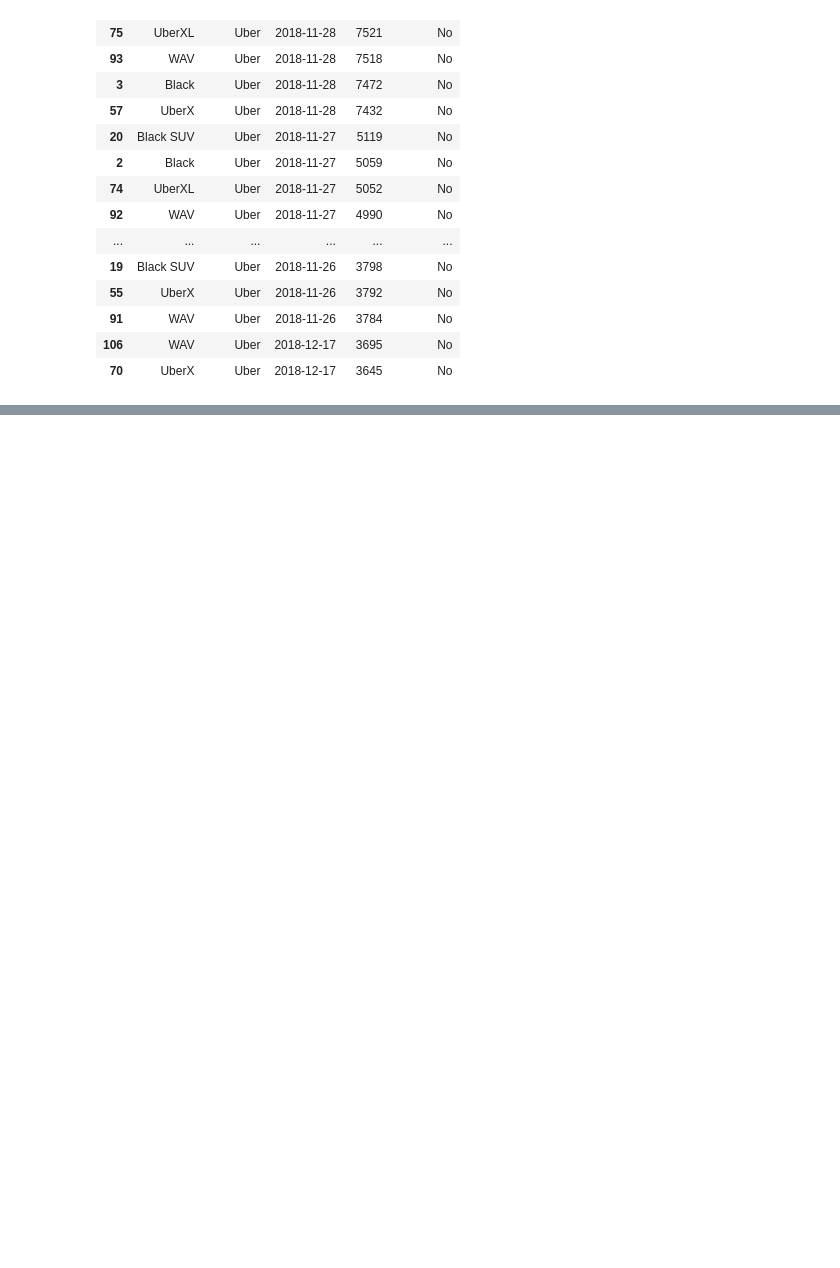
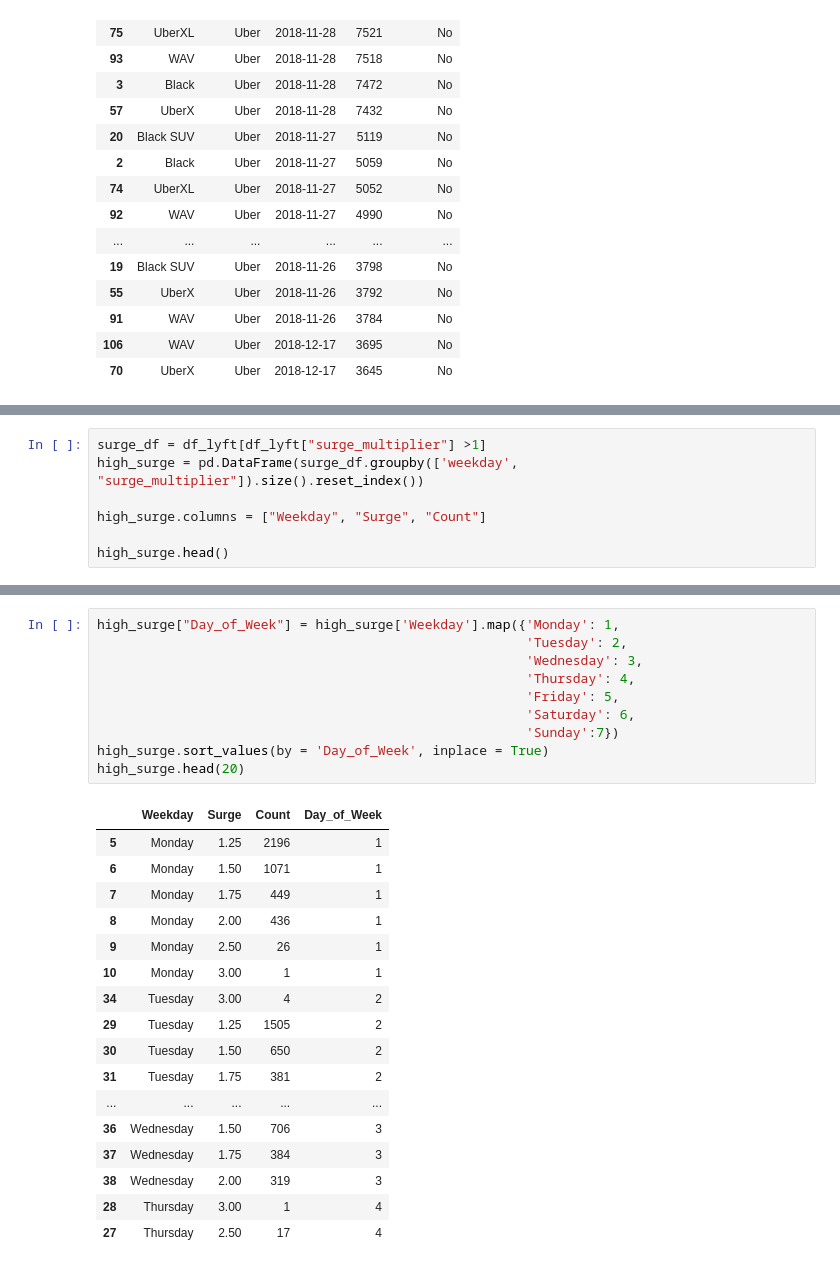
Before and after one commit to edgarp2017/Price-Trend-of-Riding-Apps, a Jupyter notebook: visualization_6_7.ipynb, the cells around one changed output, grey strips where cells are left out. Drawn from its saved outputs; the diff is of its cells as text; blank space fills up the shorter version.

Commit message:
add surge_multiplier visualization

```diff
--- a/visualization_6_7.ipynb
+++ b/visualization_6_7.ipynb
@@ -261,0 +274,7 @@ fig.show()
+# %%
+surge_df = df_lyft[df_lyft["surge_multiplier"] >1]
+high_surge = pd.DataFrame(surge_df.groupby(['weekday', "surge_multiplier"]).size().reset_index())
+
+high_surge.columns = ["Weekday", "Surge", "Count"]
+
+high_surge.head()
@@ -261,0 +288,28 @@ fig.show()
+# %%
+high_surge["Day_of_Week"] = high_surge['Weekday'].map({'Monday': 1,
+                                                       'Tuesday': 2,
+                                                       'Wednesday': 3,
+                                                       'Thursday': 4,
+                                                       'Friday': 5,
+                                                       'Saturday': 6,
+                                                       'Sunday':7})
+high_surge.sort_values(by = 'Day_of_Week', inplace = True)
+high_surge.head(20)
+# %% [output]
+|  | Weekday | Surge | Count | Day_of_Week |
+| 5 | Monday | 1.25 | 2196 | 1 |
+| 6 | Monday | 1.50 | 1071 | 1 |
+| 7 | Monday | 1.75 | 449 | 1 |
+| 8 | Monday | 2.00 | 436 | 1 |
+| 9 | Monday | 2.50 | 26 | 1 |
+| 10 | Monday | 3.00 | 1 | 1 |
+| 34 | Tuesday | 3.00 | 4 | 2 |
+| 29 | Tuesday | 1.25 | 1505 | 2 |
+| 30 | Tuesday | 1.50 | 650 | 2 |
+| 31 | Tuesday | 1.75 | 381 | 2 |
+| ... | ... | ... | ... | ... |
+| 36 | Wednesday | 1.50 | 706 | 3 |
+| 37 | Wednesday | 1.75 | 384 | 3 |
+| 38 | Wednesday | 2.00 | 319 | 3 |
+| 28 | Thursday | 3.00 | 1 | 4 |
+| 27 | Thursday | 2.50 | 17 | 4 |
```
Also changed, not shown: parts of 6 cells of this notebook.
